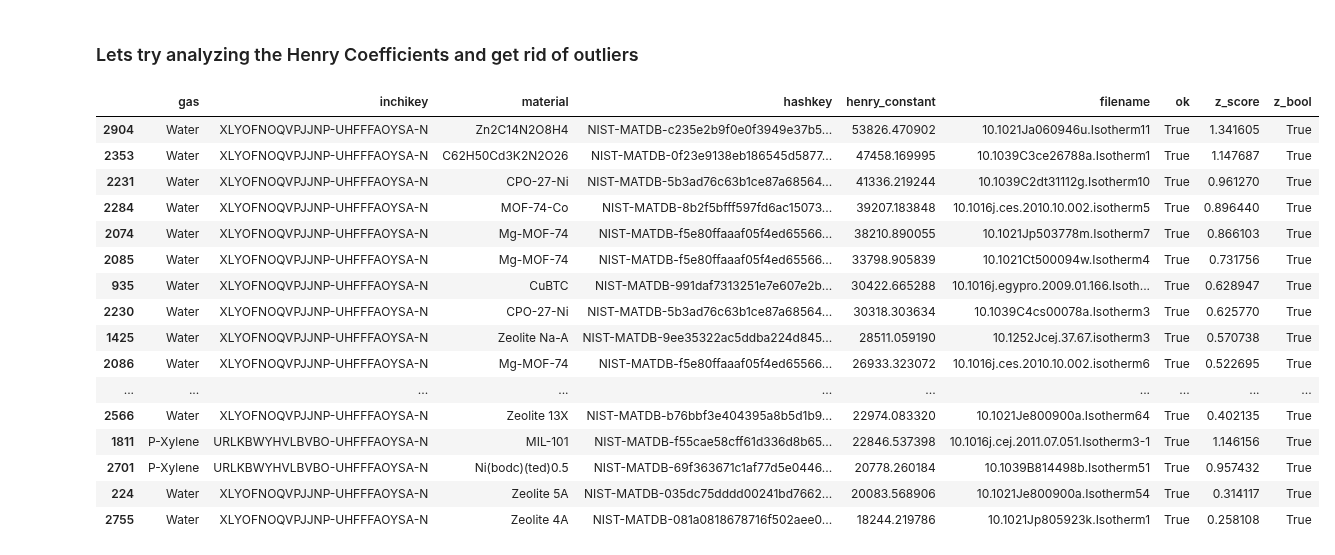
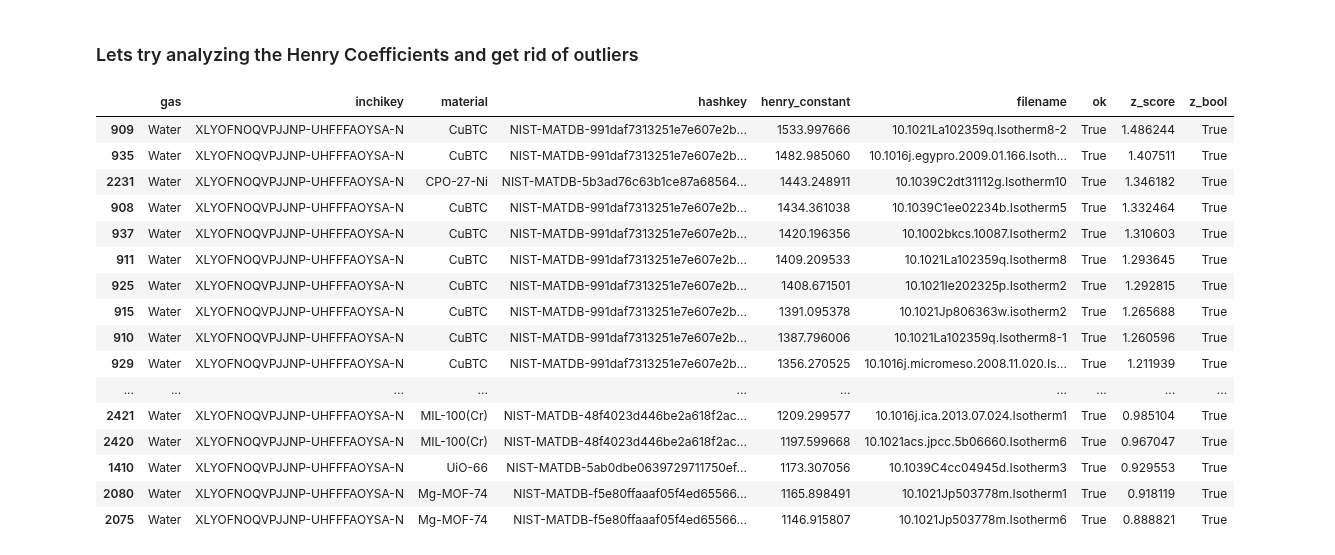
Before and after one commit to SimonEnsemble/material_recommendation_system, a Jupyter notebook: HenryMatrix.ipynb, the cells around one changed output. Cells and saved outputs as stored; diff of their text form; code cells hidden in the pictures.

```diff
--- a/HenryMatrix.ipynb
+++ b/HenryMatrix.ipynb
@@ -222,7 +274,8 @@ plt.show()
 # %% [markdown]
 ### We will use our own implementation to compute the Henry Coefficients of the adsorption isotherms.
 # %%
-def fit_henry_coefficients():
+def fit_henry_coefficients(model):
+    assert model in ['langmuir', 'henry']
     messed_up_isotherms = []
     henry_coeff_df = pd.DataFrame(columns=['gas', 'inchikey', 'material', 'hashkey', 'henry_constant', 'filename', 'ok'])
     for (i, material) in enumerate(material_gas_df.index):
@@ -234,26 +287,17 @@ def fit_henry_coefficients():
                 continue
 
             for (k, filename) in enumerate(filenames):
-                # PyGAPS procedure:
-                #pressure, adsorption = read_isotherm_and_convert_units(filename)
-                #while pressure[0]/(pressure[-1]-pressure[0]) < 0.005:
-                #    pressure = np.delete(pressure, 0)
-                #    adsorption = np.delete(adsorption, 0)
-                #isotherm = pygaps.PointIsotherm(
-                #    pressure=pressure,
-                #    loading=adsorption,
-                #    material_name=material,
-                #    material_batch='whatever',
-                #    t_iso=298,
-                #    adsorbate=gas)
                 try:
-                    #henry_coeff = pygaps.initial_henry_slope(isotherm, max_adsrms=0.01, logx=False, verbose=False)
-                    henry_coeff = find_optimal_henry(filename, 0.02)[0]
+                    if model == 'henry':
+                        henry_coeff = find_optimal_henry(filename, 0.02)[0]
+                    elif model == 'langmuir':
+                        henry_coeff = find_optimal_henry_langmuir(filename)[0]
                     henry_coeff_df = pd.concat([henry_coeff_df, pd.DataFrame(data={'gas': [key_to_gas[gas.split('_')[0]]], 'inchikey': [gas.split('_')[0]], 'material': [key_to_material[material]], 'hashkey': [material], 'henry_constant': [henry_coeff], 'filename': [filename], 'ok': [True]})], ignore_index=True)
                 except Exception as e:
                     henry_coeff_df = pd.concat([henry_coeff_df, pd.DataFrame(data={'gas': [key_to_gas[gas.split('_')[0]]], 'inchikey': [gas.split('_')[0]], 'material': [key_to_material[material]], 'hashkey': [material], 'henry_constant': [np.nan], 'filename': [filename], 'ok': [False]})], ignore_index=True)
                     messed_up_isotherms.append(filename)
     return henry_coeff_df, messed_up_isotherms
 
-henry_coeff_df, messed_up_isotherms = fit_henry_coefficients()
+henry_coeff_df_langmuir, messed_up_isotherms_langmuir = fit_henry_coefficients('langmuir')
+henry_coeff_df_henry, messed_up_isotherms_henry = fit_henry_coefficients('henry')
 # %%
@@ -279,16 +323,16 @@ henry_coeff_df.sort_values(by='henry_constant', ascending=False).head(20)
 # %%
 n = 5
 for i in range(n):
-    idx = random.choice(np.arange(len(henry_coeff_df.index[henry_coeff_df['ok']==True])))
-    filename = henry_coeff_df.iat[idx, 5]
+    idx = random.choice(np.arange(len(henry_coeff_df_langmuir.index[henry_coeff_df_langmuir['ok']==True])))
+    filename = henry_coeff_df_langmuir.iat[idx, 5]
     try:
         henry, rmse, n, n_del = find_optimal_henry(filename, 0.02)
     except Exception as e:
         print('Oops! The isotherm was messed up!')
         print(e)
         continue
-    gas = henry_coeff_df.iat[idx, 0]
-    material = henry_coeff_df.iat[idx, 2]
+    gas = henry_coeff_df_langmuir.iat[idx, 0]
+    material = henry_coeff_df_langmuir.iat[idx, 2]
     pressure, adsorption = read_isotherm_and_convert_units(filename)
     fig = plt.figure(figsize=(6,6))
     plt.scatter(pressure, adsorption, label='Experimental Data')
@@ -339,26 +383,28 @@ def z_score_detection(henry_coeff_df, z_threshold, exclude_z_bool=False):
     henry_coeff_df = henry_coeff_df.join(new_df, how='left')
     henry_coeff_df['z_bool'].fillna(False, inplace=True)
     return henry_coeff_df
-henry_coeff_df = z_score_detection(henry_coeff_df, 1.5)
-henry_coeff_df = z_score_detection(henry_coeff_df, 1.5, True)
+henry_coeff_df_langmuir = z_score_detection(henry_coeff_df_langmuir, 1.5)
+henry_coeff_df_langmuir = z_score_detection(henry_coeff_df_langmuir, 1.5, True)
+henry_coeff_df_henry = z_score_detection(henry_coeff_df_henry, 1.5)
+henry_coeff_df_henry = z_score_detection(henry_coeff_df_henry, 1.5, True)
 #henry_coeff_df = z_score_detection(henry_coeff_df, 1.5, True)
 # %%
-henry_coeff_df.loc[henry_coeff_df.z_bool == True].sort_values(by='henry_constant', ascending=False).head(20)
+henry_coeff_df_langmuir.loc[henry_coeff_df_langmuir.z_bool == True].sort_values(by='henry_constant', ascending=False).head(20)
 # %% [output]
 |  | gas | inchikey | material | hashkey | henry_constant | filename | ok | z_score | z_bool |
-| 2904 | Water | XLYOFNOQVPJJNP-UHFFFAOYSA-N | Zn2C14N2O8H4 | NIST-MATDB-c235e2b9f0e0f3949e37b5... | 53826.470902 | 10.1021Ja060946u.Isotherm11 | True | 1.341605 | True |
-| 2353 | Water | XLYOFNOQVPJJNP-UHFFFAOYSA-N | C62H50Cd3K2N2O26 | NIST-MATDB-0f23e9138eb186545d5877... | 47458.169995 | 10.1039C3ce26788a.Isotherm1 | True | 1.147687 | True |
-| 2231 | Water | XLYOFNOQVPJJNP-UHFFFAOYSA-N | CPO-27-Ni | NIST-MATDB-5b3ad76c63b1ce87a68564... | 41336.219244 | 10.1039C2dt31112g.Isotherm10 | True | 0.961270 | True |
-| 2284 | Water | XLYOFNOQVPJJNP-UHFFFAOYSA-N | MOF-74-Co | NIST-MATDB-8b2f5bfff597fd6ac15073... | 39207.183848 | 10.1016j.ces.2010.10.002.isotherm5 | True | 0.896440 | True |
-| 2074 | Water | XLYOFNOQVPJJNP-UHFFFAOYSA-N | Mg-MOF-74 | NIST-MATDB-f5e80ffaaaf05f4ed65566... | 38210.890055 | 10.1021Jp503778m.Isotherm7 | True | 0.866103 | True |
-| 2085 | Water | XLYOFNOQVPJJNP-UHFFFAOYSA-N | Mg-MOF-74 | NIST-MATDB-f5e80ffaaaf05f4ed65566... | 33798.905839 | 10.1021Ct500094w.Isotherm4 | True | 0.731756 | True |
-| 935 | Water | XLYOFNOQVPJJNP-UHFFFAOYSA-N | CuBTC | NIST-MATDB-991daf7313251e7e607e2b... | 30422.665288 | 10.1016j.egypro.2009.01.166.Isoth... | True | 0.628947 | True |
-| 2230 | Water | XLYOFNOQVPJJNP-UHFFFAOYSA-N | CPO-27-Ni | NIST-MATDB-5b3ad76c63b1ce87a68564... | 30318.303634 | 10.1039C4cs00078a.Isotherm3 | True | 0.625770 | True |
-| 1425 | Water | XLYOFNOQVPJJNP-UHFFFAOYSA-N | Zeolite Na-A | NIST-MATDB-9ee35322ac5ddba224d845... | 28511.059190 | 10.1252Jcej.37.67.isotherm3 | True | 0.570738 | True |
-| 2086 | Water | XLYOFNOQVPJJNP-UHFFFAOYSA-N | Mg-MOF-74 | NIST-MATDB-f5e80ffaaaf05f4ed65566... | 26933.323072 | 10.1016j.ces.2010.10.002.isotherm6 | True | 0.522695 | True |
+| 909 | Water | XLYOFNOQVPJJNP-UHFFFAOYSA-N | CuBTC | NIST-MATDB-991daf7313251e7e607e2b... | 1533.997666 | 10.1021La102359q.Isotherm8-2 | True | 1.486244 | True |
+| 935 | Water | XLYOFNOQVPJJNP-UHFFFAOYSA-N | CuBTC | NIST-MATDB-991daf7313251e7e607e2b... | 1482.985060 | 10.1016j.egypro.2009.01.166.Isoth... | True | 1.407511 | True |
+| 2231 | Water | XLYOFNOQVPJJNP-UHFFFAOYSA-N | CPO-27-Ni | NIST-MATDB-5b3ad76c63b1ce87a68564... | 1443.248911 | 10.1039C2dt31112g.Isotherm10 | True | 1.346182 | True |
+| 908 | Water | XLYOFNOQVPJJNP-UHFFFAOYSA-N | CuBTC | NIST-MATDB-991daf7313251e7e607e2b... | 1434.361038 | 10.1039C1ee02234b.Isotherm5 | True | 1.332464 | True |
+| 937 | Water | XLYOFNOQVPJJNP-UHFFFAOYSA-N | CuBTC | NIST-MATDB-991daf7313251e7e607e2b... | 1420.196356 | 10.1002bkcs.10087.Isotherm2 | True | 1.310603 | True |
+| 911 | Water | XLYOFNOQVPJJNP-UHFFFAOYSA-N | CuBTC | NIST-MATDB-991daf7313251e7e607e2b... | 1409.209533 | 10.1021La102359q.Isotherm8 | True | 1.293645 | True |
+| 925 | Water | XLYOFNOQVPJJNP-UHFFFAOYSA-N | CuBTC | NIST-MATDB-991daf7313251e7e607e2b... | 1408.671501 | 10.1021Ie202325p.Isotherm2 | True | 1.292815 | True |
+| 915 | Water | XLYOFNOQVPJJNP-UHFFFAOYSA-N | CuBTC | NIST-MATDB-991daf7313251e7e607e2b... | 1391.095378 | 10.1021Jp806363w.isotherm2 | True | 1.265688 | True |
+| 910 | Water | XLYOFNOQVPJJNP-UHFFFAOYSA-N | CuBTC | NIST-MATDB-991daf7313251e7e607e2b... | 1387.796006 | 10.1021La102359q.Isotherm8-1 | True | 1.260596 | True |
+| 929 | Water | XLYOFNOQVPJJNP-UHFFFAOYSA-N | CuBTC | NIST-MATDB-991daf7313251e7e607e2b... | 1356.270525 | 10.1016j.micromeso.2008.11.020.Is... | True | 1.211939 | True |
 | ... | ... | ... | ... | ... | ... | ... | ... | ... | ... |
-| 2566 | Water | XLYOFNOQVPJJNP-UHFFFAOYSA-N | Zeolite 13X | NIST-MATDB-b76bbf3e404395a8b5d1b9... | 22974.083320 | 10.1021Je800900a.Isotherm64 | True | 0.402135 | True |
-| 1811 | P-Xylene | URLKBWYHVLBVBO-UHFFFAOYSA-N | MIL-101 | NIST-MATDB-f55cae58cff61d336d8b65... | 22846.537398 | 10.1016j.cej.2011.07.051.Isotherm3-1 | True | 1.146156 | True |
-| 2701 | P-Xylene | URLKBWYHVLBVBO-UHFFFAOYSA-N | Ni(bodc)(ted)0.5 | NIST-MATDB-69f363671c1af77d5e0446... | 20778.260184 | 10.1039B814498b.Isotherm51 | True | 0.957432 | True |
-| 224 | Water | XLYOFNOQVPJJNP-UHFFFAOYSA-N | Zeolite 5A | NIST-MATDB-035dc75dddd00241bd7662... | 20083.568906 | 10.1021Je800900a.Isotherm54 | True | 0.314117 | True |
-| 2755 | Water | XLYOFNOQVPJJNP-UHFFFAOYSA-N | Zeolite 4A | NIST-MATDB-081a0818678716f502aee0... | 18244.219786 | 10.1021Jp805923k.Isotherm1 | True | 0.258108 | True |
+| 2421 | Water | XLYOFNOQVPJJNP-UHFFFAOYSA-N | MIL-100(Cr) | NIST-MATDB-48f4023d446be2a618f2ac... | 1209.299577 | 10.1016j.ica.2013.07.024.Isotherm1 | True | 0.985104 | True |
+| 2420 | Water | XLYOFNOQVPJJNP-UHFFFAOYSA-N | MIL-100(Cr) | NIST-MATDB-48f4023d446be2a618f2ac... | 1197.599668 | 10.1021acs.jpcc.5b06660.Isotherm6 | True | 0.967047 | True |
+| 1410 | Water | XLYOFNOQVPJJNP-UHFFFAOYSA-N | UiO-66 | NIST-MATDB-5ab0dbe0639729711750ef... | 1173.307056 | 10.1039C4cc04945d.Isotherm3 | True | 0.929553 | True |
+| 2080 | Water | XLYOFNOQVPJJNP-UHFFFAOYSA-N | Mg-MOF-74 | NIST-MATDB-f5e80ffaaaf05f4ed65566... | 1165.898491 | 10.1021Jp503778m.Isotherm1 | True | 0.918119 | True |
+| 2075 | Water | XLYOFNOQVPJJNP-UHFFFAOYSA-N | Mg-MOF-74 | NIST-MATDB-f5e80ffaaaf05f4ed65566... | 1146.915807 | 10.1021Jp503778m.Isotherm6 | True | 0.888821 | True |
```
Also changed, not shown: parts of 29 cells of this notebook.
